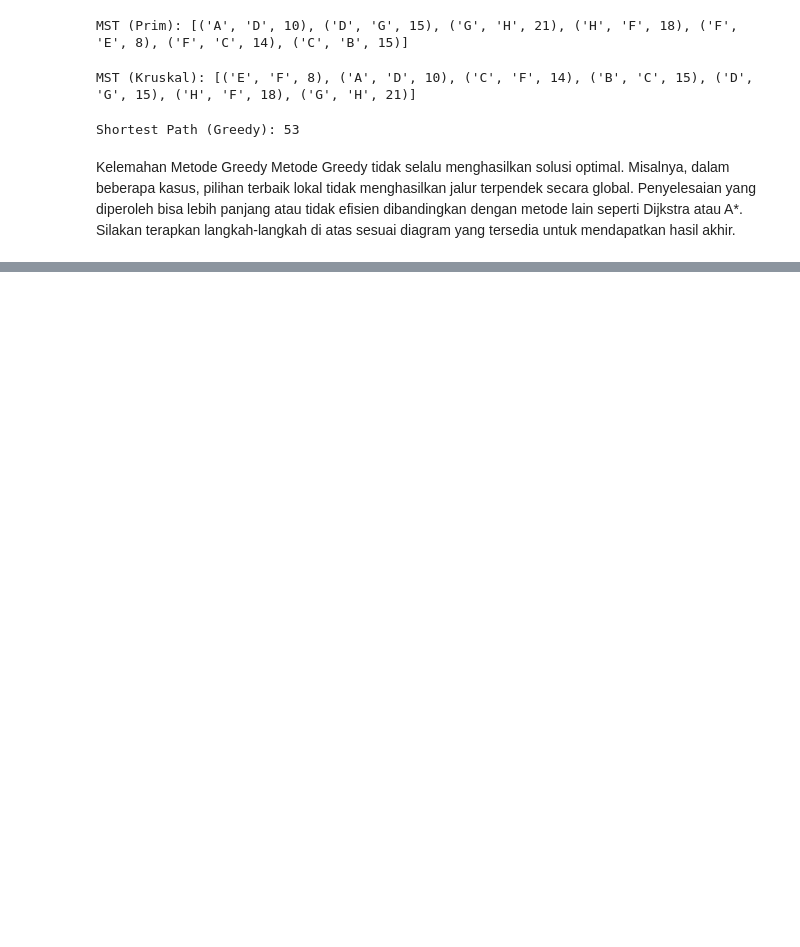
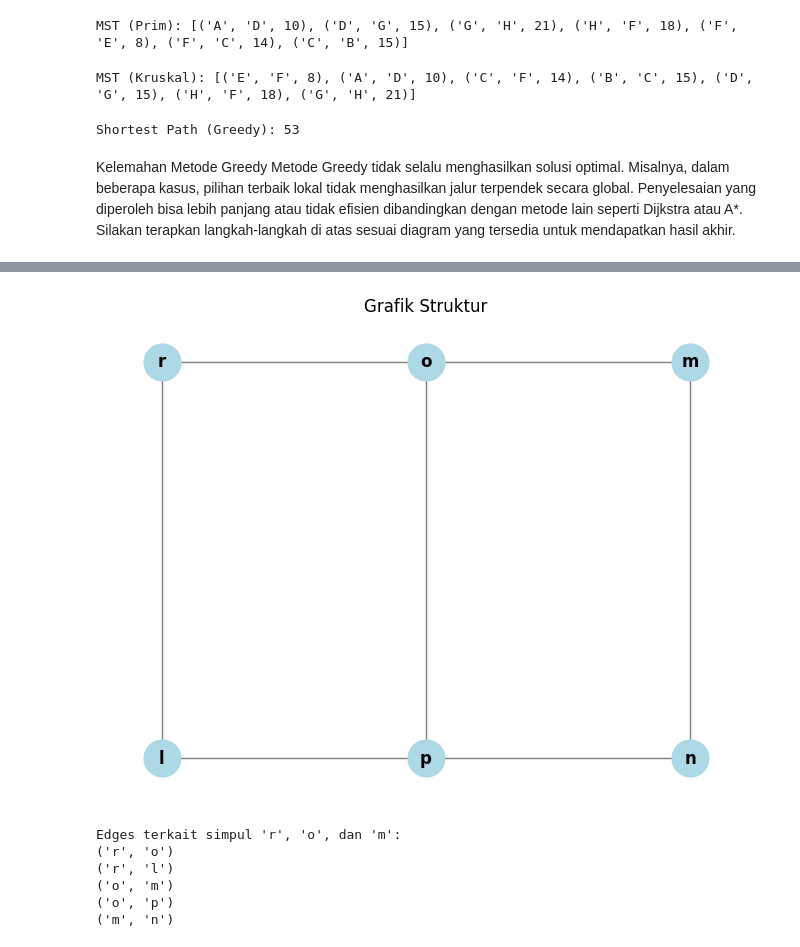
Before and after one commit to fayyadh678/TUGAS-DAA, a Jupyter notebook: Fayyadh_DAA_Pertemuan_11.ipynb, the cells around one changed output, grey strips where cells are left out. Drawn from its saved outputs; the diff is of its cells as text; code cells hidden in the pictures; blank space fills up the shorter version.

```diff
--- a/Fayyadh_DAA_Pertemuan_11.ipynb
+++ b/Fayyadh_DAA_Pertemuan_11.ipynb
@@ -106,0 +167,46 @@ Silakan terapkan langkah-langkah di atas sesuai diagram yang tersedia untuk mend
+# %%
+import networkx as nx
+import matplotlib.pyplot as plt
+
+# Membuat grafik
+G = nx.Graph()
+
+# Menambahkan simpul
+nodes = ['r', 'o', 'm', 'l', 'p', 'n']
+G.add_nodes_from(nodes)
+
+# Menambahkan tepi (edges) sesuai dengan struktur
+edges = [
+    ('r', 'o'),
+    ('o', 'm'),
+    ('r', 'l'),
+    ('o', 'p'),
+    ('m', 'n'),
+    ('l', 'p'),
+    ('p', 'n')
+]
+
+G.add_edges_from(edges)
+
+# Menggambar grafik
+pos = {
+    'r': (0, 2), 'o': (1, 2), 'm': (2, 2),
+    'l': (0, 1), 'p': (1, 1), 'n': (2, 1)
+}
+nx.draw(G, pos, with_labels=True, node_size=700, node_color='lightblue', font_size=12, font_weight='bold', edge_color='gray')
+plt.title("Grafik Struktur")
+plt.show()
+
+# Menampilkan edge yang terkait dengan simpul 'r', 'o', dan 'm'
+print("Edges terkait simpul 'r', 'o', dan 'm':")
+nodes_of_interest = ['r', 'o', 'm']
+for edge in G.edges(nodes_of_interest):
+    print(edge)
+# %% [output]
+[figure, added]
+Edges terkait simpul 'r', 'o', dan 'm':
+('r', 'o')
+('r', 'l')
+('o', 'm')
+('o', 'p')
+('m', 'n')
```
Also changed, not shown: parts of 2 cells of this notebook.
